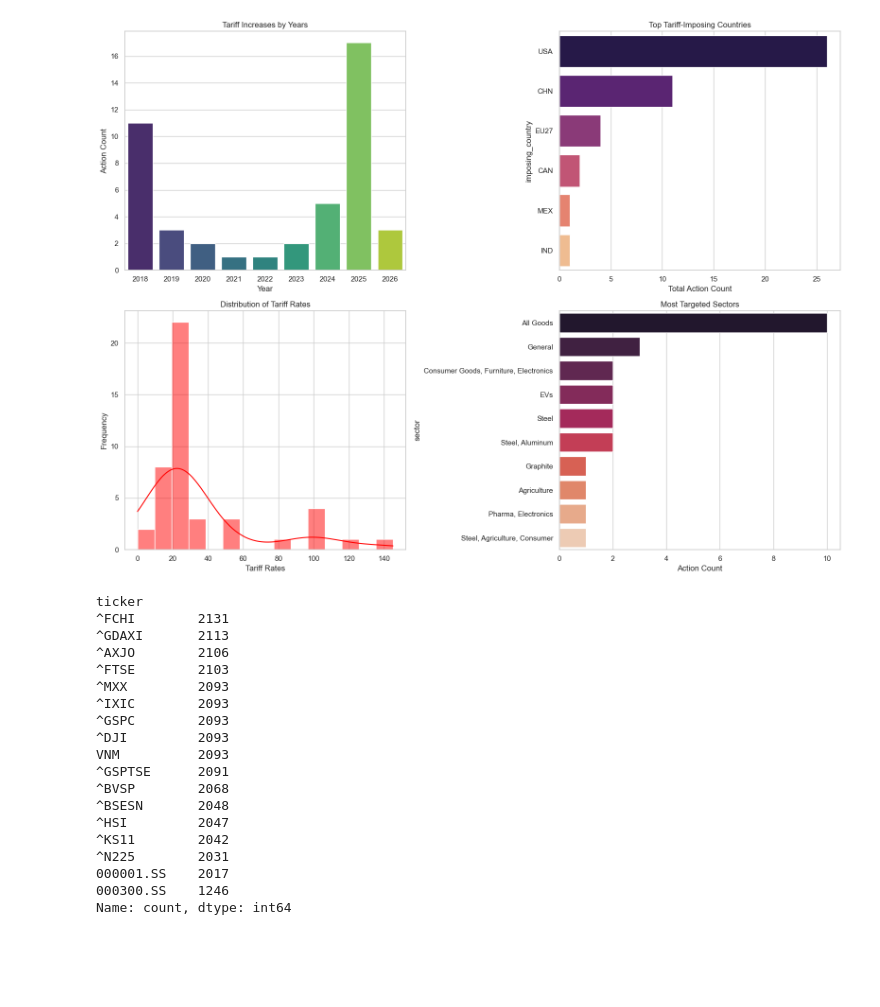
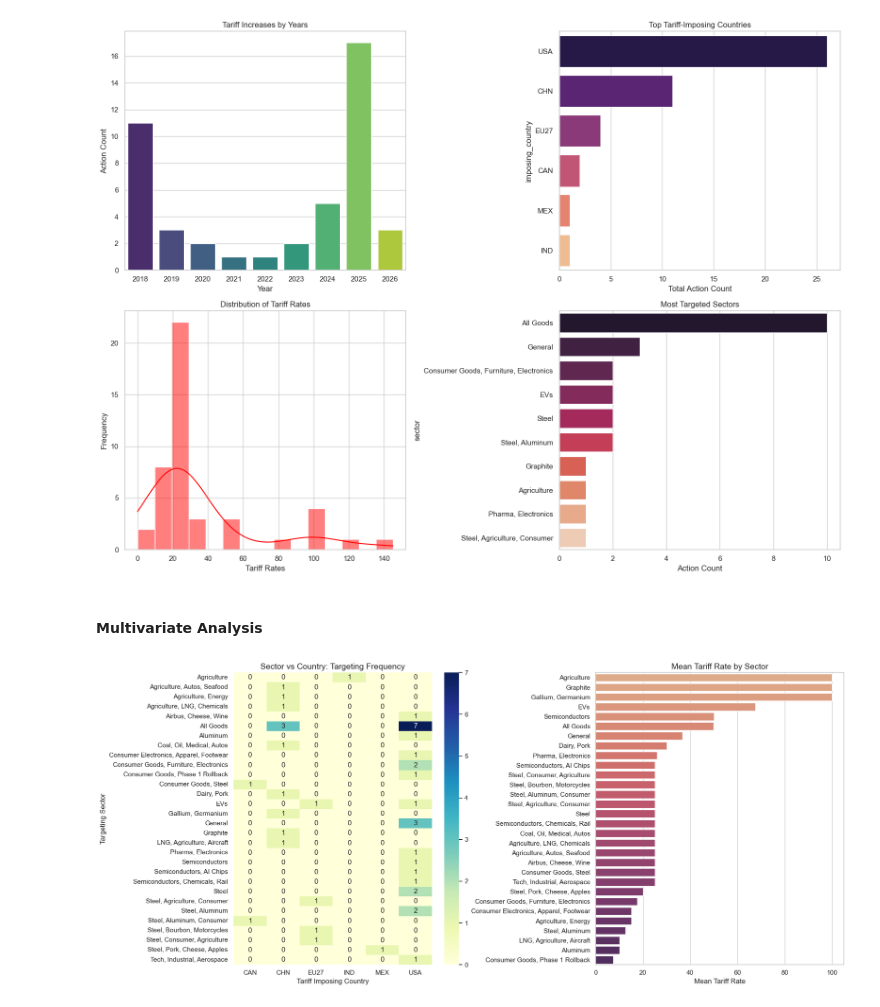
Before and after one commit to hfarukaktas/data-science-projects, a Jupyter notebook: global-trade-war/GlobalTradeWarEffectsOnMarkets.ipynb, the cells around one changed output. Saved outputs shown, nothing was run; the diff lists cells and outputs as text; code cells hidden in the pictures; blank space fills up the shorter version.

```diff
--- a/global-trade-war/GlobalTradeWarEffectsOnMarkets.ipynb
+++ b/global-trade-war/GlobalTradeWarEffectsOnMarkets.ipynb
@@ -183,26 +183,28 @@ plt.tight_layout()
 plt.show()
 # %% [output]
 [figure]
-# %%
-# finding the most popular index in ticker column
-stock_market_df["ticker"].value_counts()
-# %% [output]
-ticker
-^FCHI        2131
-^GDAXI       2113
-^AXJO        2106
-^FTSE        2103
-^MXX         2093
-^IXIC        2093
-^GSPC        2093
-^DJI         2093
-VNM          2093
-^GSPTSE      2091
-^BVSP        2068
-^BSESN       2048
-^HSI         2047
-^KS11        2042
-^N225        2031
-000001.SS    2017
-000300.SS    1246
-Name: count, dtype: int64
+# %% [markdown]
+#### Multivariate Analysis
+# %%
+# Which country targeted which sector?
+sector_country_matrix = pd.crosstab(tariff_timeline_df["sector"], tariff_timeline_df["imposing_country"])
+# %%
+# Which sector was hit the hardest?
+sector_rates = tariff_timeline_df.groupby("sector")["tariff_rate_pct"].mean().sort_values(ascending = False)
+# %%
+fig, (ax1, ax2) = plt.subplots(1,2, figsize = (18,8))
+
+sns.heatmap(sector_country_matrix, annot = True, cmap="YlGnBu", fmt = "d", ax = ax1)
+ax1.set_title('Sector vs Country: Targeting Frequency', fontsize=14)
+ax1.set_xlabel('Tariff Imposing Country')
+ax1.set_ylabel('Targeting Sector')
+
+sns.barplot(x=sector_rates.values, y=sector_rates.index, palette='flare', ax=ax2)
+ax2.set_title('Mean Tariff Rate by Sector', fontsize=14)
+ax2.set_xlabel('Mean Tariff Rate')
+ax2.set_ylabel('')
+
+plt.tight_layout()
+plt.show()
+# %% [output]
+[figure, added]
```
Also changed, not shown: parts of 12 cells of this notebook.
